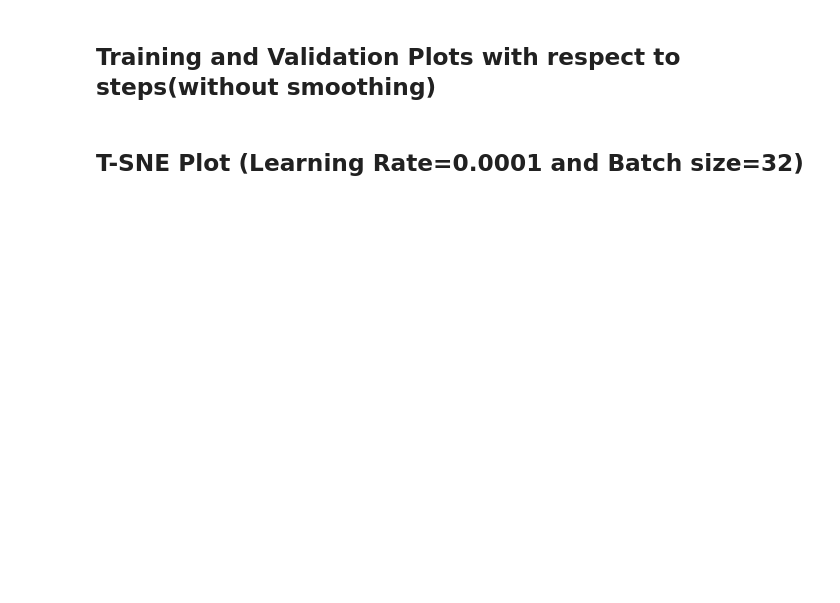
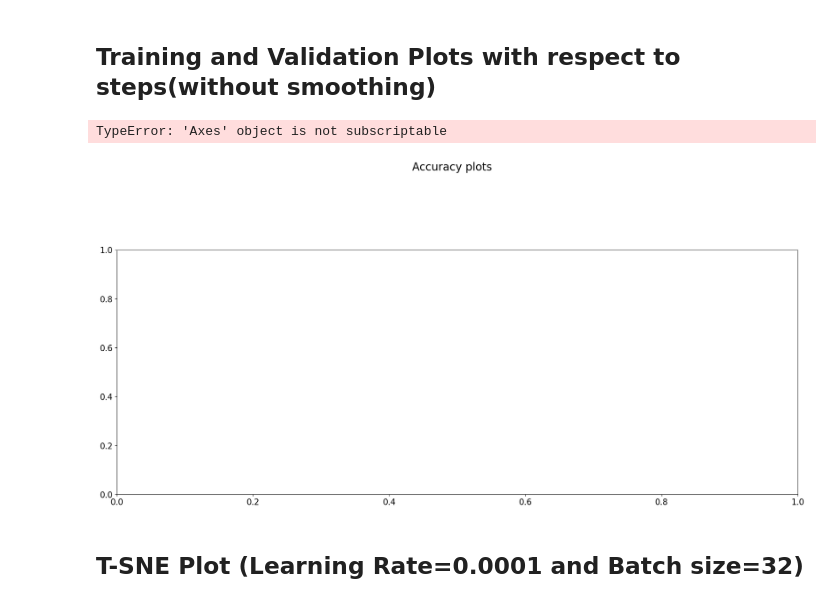
Before and after one commit to Vasudev-Sharma-13/COMP6321-GroupE, a Jupyter notebook: Task1_TransferLearning.ipynb, the cells around one changed output. Cells and saved outputs as stored; diff of their text form; code cells hidden in the pictures; blank space fills up the shorter version.

Commit message:
Fixed old code,Transfer Learning training complete with plots
Fixed old code, Transfer Learning training complete with plots

```diff
--- a/Task1_TransferLearning.ipynb
+++ b/Task1_TransferLearning.ipynb
@@ -332,7 +377,7 @@ with open(saveFilePath, 'wb') as f:
 ## Loading the loss,training accuracy,validation accuracy in a file
 # %%
 # Loading the lists from the file
-saveFilePath="C:/Users/vshar/Documents/hyperparameters_ASL_Final_Hyper.pkl"
+saveFilePath="C:/Users/vshar/Documents/hyperparameters_TransferLearning.pkl"
 saveModelPath="C:/Users/vshar/Documents"
 with open(saveFilePath, 'rb') as f:
     data = pickle.load(f)
@@ -350,7 +395,7 @@ with open(saveFilePath, 'rb') as f:
 i=1
 saveModelPath="C:/Users/vshar/Documents/TASK1"
 for i in range(len(MODELS)):
-    torch.save(MODELS[i], saveModelPath+"/COMP6321_ResNet_Task1_CancerDataset_Model_Final_HyperParamaterTuning"+str(i)+".pth")
+    torch.save(MODELS[i], saveModelPath+"/COMP6321_ResNet_Task1_CancerDataset_Model_Final_TransferLearning"+str(i)+".pth")
 # %% [markdown]
 ## Setting the font size and creaing list of epochs
 # %%
@@ -407,24 +440,3 @@ plt.legend(loc='center left', bbox_to_anchor=(1, 0.5))
-# %%
-import matplotlib.pyplot as plt
-import numpy as np
-
-epochs = 10
-num_epochs = [(i+1) for i in range(epochs)]
-plt.figure(figsize=(10, 10))
-plt.xlabel('epoch')
-plt.ylabel('Accuracy')
-plt.title('Accuracy plot (with smoothening)')
-
-window_size = 3  # choose the window size for smoothing
-
-for i in range(0, len(hyper_parameters), 6):
-    for j in range(3):
-        if i + j < len(hyper_parameters):
-            accuracy = train_acc_hyper_paramaters[i + j]
-            smoothed_accuracy = np.convolve(accuracy, np.ones(window_size)/window_size, mode='valid')
-            plt.plot(num_epochs[-len(smoothed_accuracy):], smoothed_accuracy, label=hyper_parameters[i + j][0:2])
-    plt.legend(loc='center left', bbox_to_anchor=(1, 0.5))
-plt.show()  # Display each set of 3 plots separately
 # %% [markdown]
 ## Test Accuracy and Learning Rate(Scatter plot)
 # %%
@@ -444,17 +457,3 @@ plt.legend(loc='center left', bbox_to_anchor=(1, 0.5))
-# %%
-import matplotlib.pyplot as plt
-
-plt.figure(figsize=(10, 10))
-plt.xlabel('Learning Rate')
-plt.ylabel('Test Accuracy %')
-plt.title('Test Accuracy plot')
-
-for i in range(0, len(hyper_parameters), 6):
-    for j in range(3):
-        if i + j < len(hyper_parameters):
-            plt.plot(test_loss[i + j][1], test_loss[i + j][0], marker='o', markersize=10, label=hyper_parameters[i + j][0:2])
-    plt.legend(loc='center left', bbox_to_anchor=(1, 0.5))
-plt.show()  # Display each set of 3 plots separately
 # %% [markdown]
 ## Loss Plot(without smoothening)
 # %%
@@ -518,15 +529,18 @@ plt.legend(loc='center left', bbox_to_anchor=(1, 0.5))
 # %% [markdown]
 ## Training and Validation Plots with respect to steps(without smoothing)
 # %%
-fig, axs = plt.subplots(nrows=8, ncols=3, figsize=(20, 10))
+fig, axs = plt.subplots(nrows=1, ncols=1, figsize=(20, 10))
 fig.suptitle('Accuracy plots', fontsize=20)
 fig.tight_layout(pad=5.0)
 for i in range(len(hyper_parameters)):
-    row = i // 3
-    col = i % 3
+    row = i // 1
+    col = i % 1
     axs[row, col].plot( train_acc_hyper_paramaters_step[i], label="Training Accuracy")
     axs[row, col].plot(train_acc_valid_hyper_paramaters_step[i],label="Validation Accuracy")
     axs[row, col].set_xlabel('Steps')
     axs[row, col].set_ylabel('Accuracy')
     axs[row, col].set_title('Accuracy plot for ' + " ".join(hyper_parameters[i][0:2]))
     axs[row, col].legend()
+# %% [output]
+TypeError: 'Axes' object is not subscriptable
+[figure, added]
```
Also changed, not shown: parts of 22 cells of this notebook.
